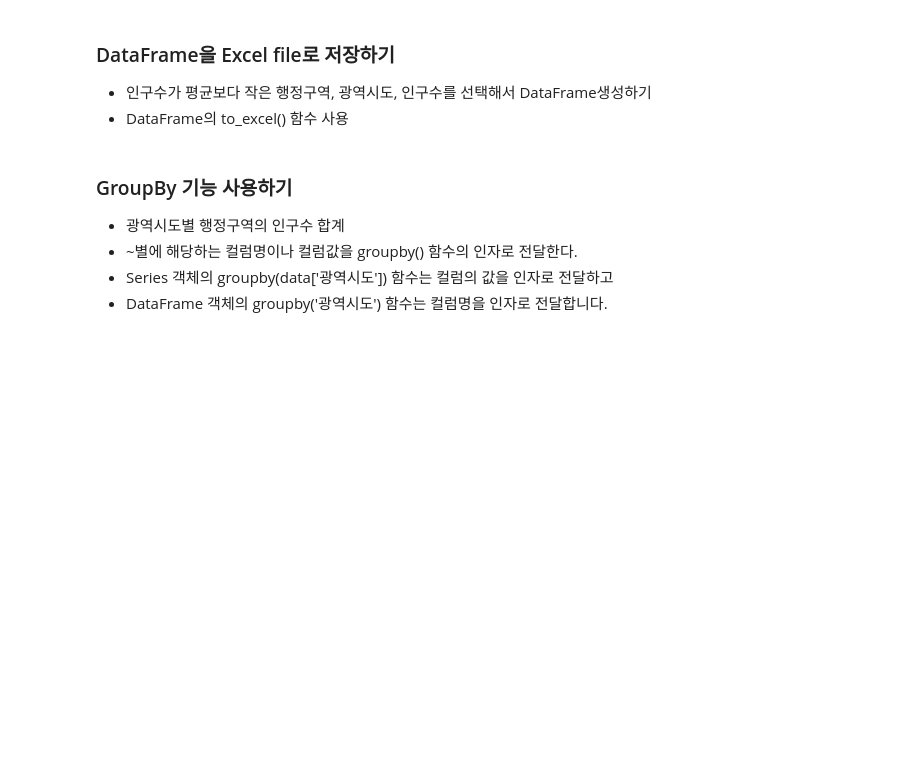
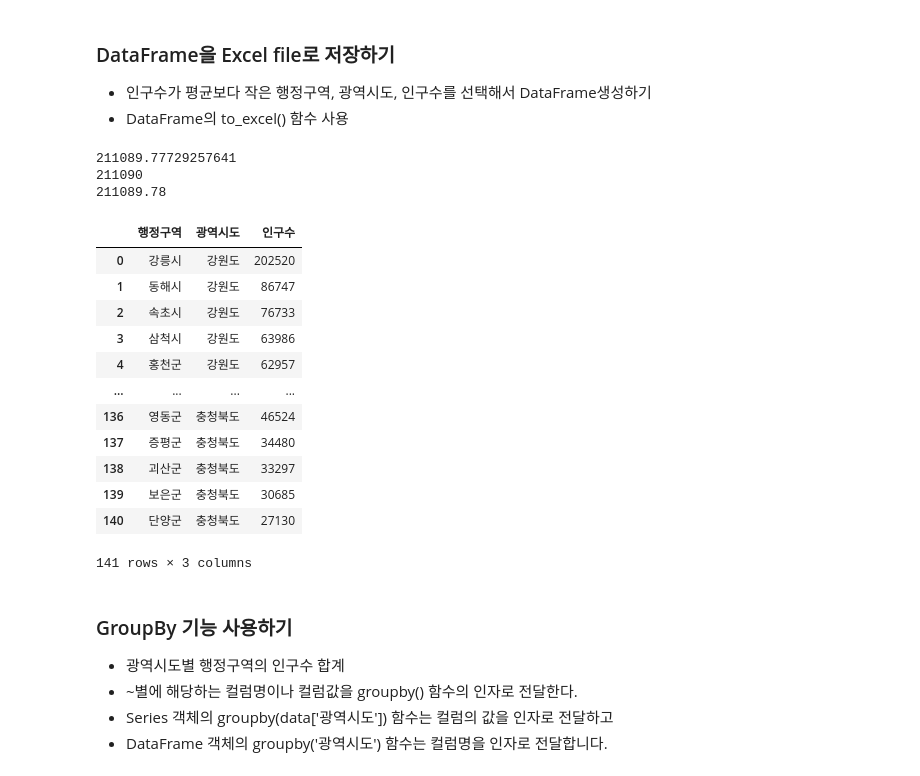
Before and after one commit to lemongza/Webscraping, a Jupyter notebook: 03-1.행정구역정보_분석과시각화.ipynb, the cells around one changed output. Drawn from its saved outputs; the diff is of its cells as text; code cells hidden in the pictures; blank space fills up the shorter version.

```diff
--- a/03-1.행정구역정보_분석과시각화.ipynb
+++ b/03-1.행정구역정보_분석과시각화.ipynb
@@ -591,8 +591,32 @@ data.head()
 * DataFrame의 to_excel() 함수 사용
 # %%
 # 인구수의 평균값 구하기
+pop_mean=data['인구수'].mean()
+print(pop_mean)
+print(round(pop_mean))
+print(f'{pop_mean:.2f}')
+# %% [output]
+211089.77729257641
+211090
+211089.78
 # %%
-# 인구수의 평균값보다 작은 Row를 선택하고, '광역시도','행정구역','인구수' 컬럼값을 가져오기
+# 인구수의 평균값보다 작은 Row를 선택하고, '광역시도','행정구역','인구수' 컬럼값을 가져오기 -> pop_mean_lt_df
 # 정렬할때 광역시도는 ascending으로 , 인구수는 descending
+pop_mean_lt_df=data.loc[data['인구수']<pop_mean,['행정구역','광역시도','인구수']].sort_values(by=['광역시도','인구수'],ascending=[True,False]).reset_index(drop=True)
+pop_mean_lt_df
+# %% [output]
+|  | 행정구역 | 광역시도 | 인구수 |
+| 0 | 강릉시 | 강원도 | 202520 |
+| 1 | 동해시 | 강원도 | 86747 |
+| 2 | 속초시 | 강원도 | 76733 |
+| 3 | 삼척시 | 강원도 | 63986 |
+| 4 | 홍천군 | 강원도 | 62957 |
+| ... | ... | ... | ... |
+| 136 | 영동군 | 충청북도 | 46524 |
+| 137 | 증평군 | 충청북도 | 34480 |
+| 138 | 괴산군 | 충청북도 | 33297 |
+| 139 | 보은군 | 충청북도 | 30685 |
+| 140 | 단양군 | 충청북도 | 27130 |
+141 rows × 3 columns
 # %%
 # DataFrame의 to_excel() 함수를 사용하여 excel 파일로 저장
```
Also changed, not shown: parts of 1 cell of this notebook, 1 other file.
